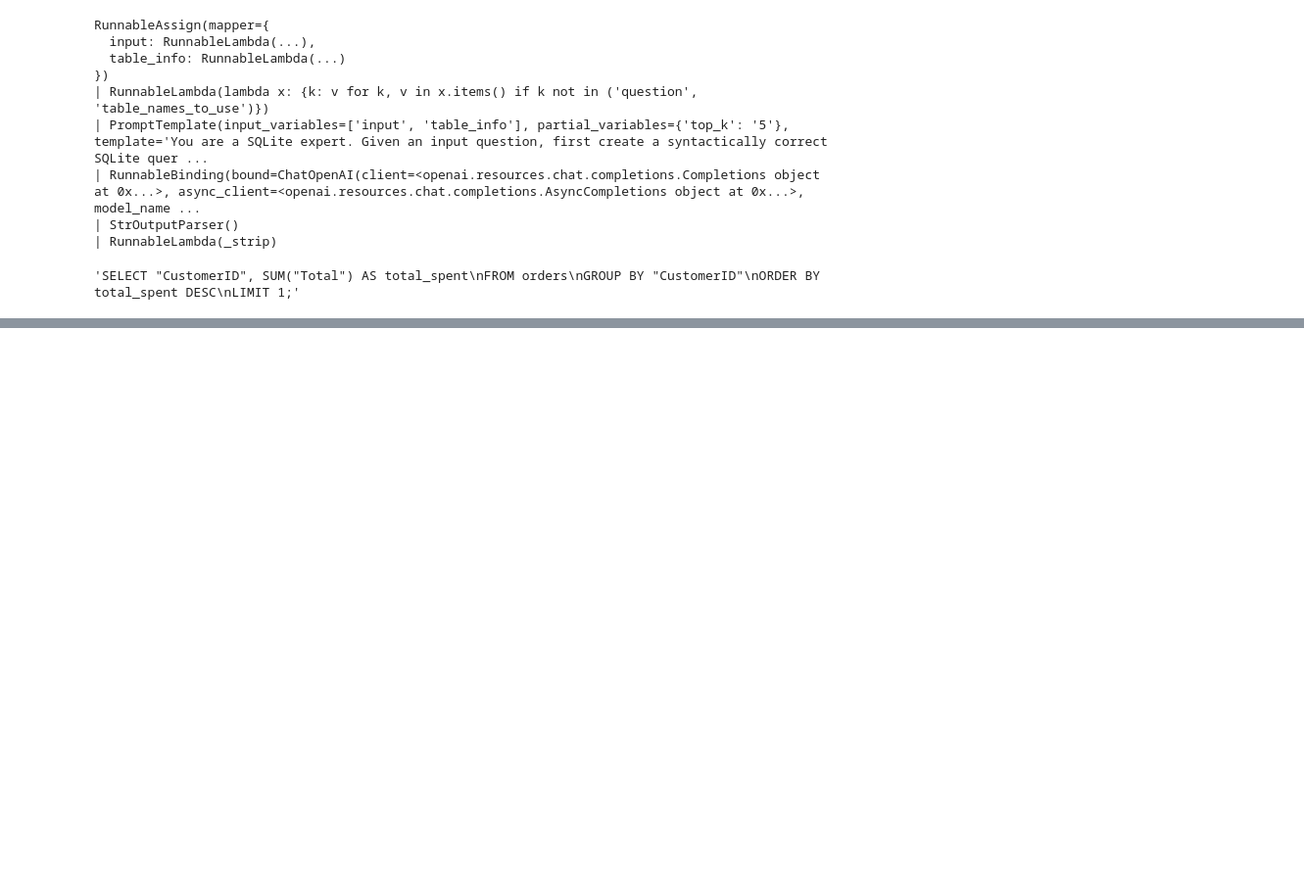
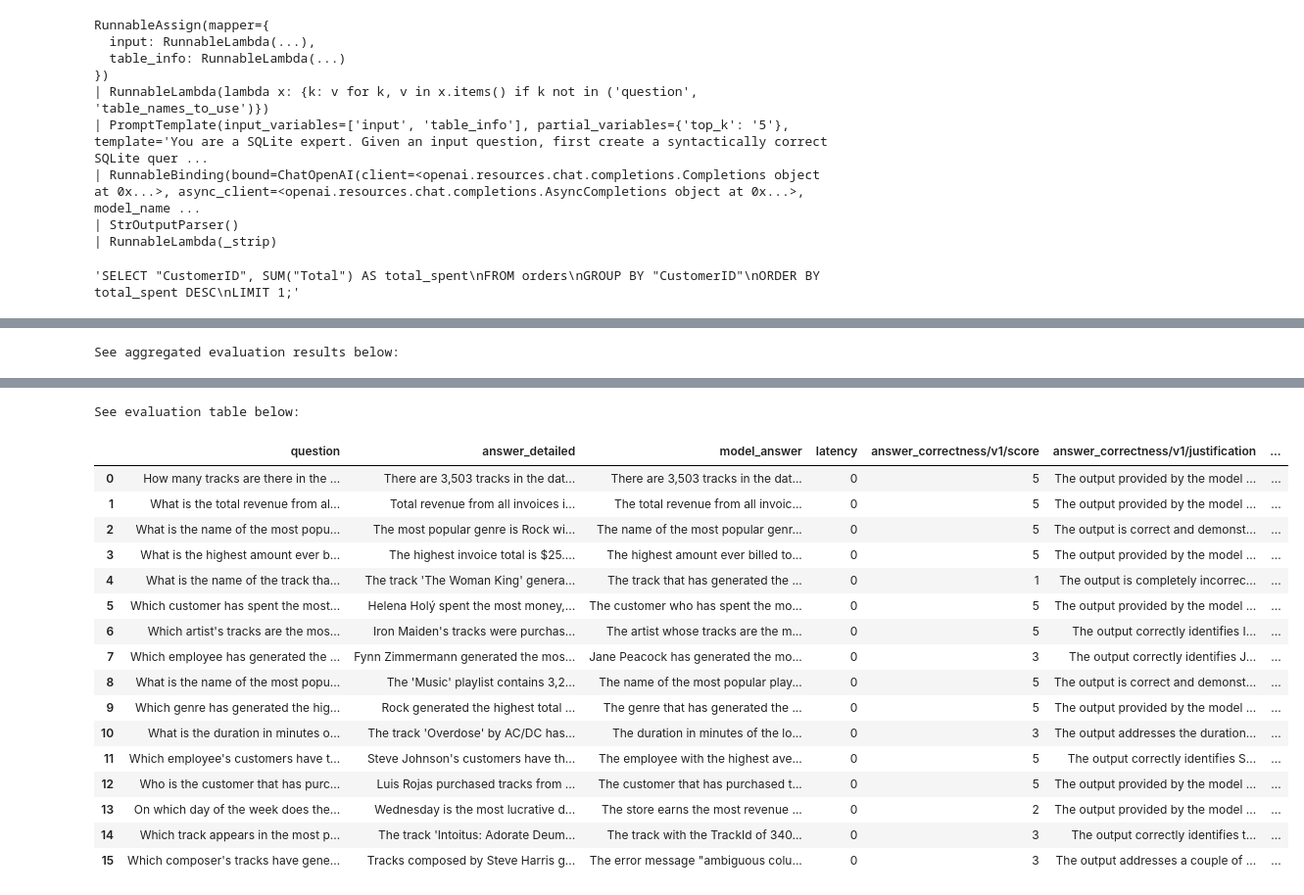
Before and after one commit to nh273/sql-table-qa, a Jupyter notebook: notebooks/experiment-naive-langchain-qa.ipynb, the cells around one changed output, grey strips where cells are left out. Shown at 98% size. Drawn from its saved outputs; the diff is of its cells as text; code cells hidden in the pictures; blank space fills up the shorter version.

Commit message:
adding some evaluators and evaluate our training set

```diff
--- a/notebooks/experiment-naive-langchain-qa.ipynb
+++ b/notebooks/experiment-naive-langchain-qa.ipynb
@@ -18,10 +18,10 @@ from langchain_core.runnables import RunnablePassthrough
 from langchain_community.utilities import SQLDatabase
 
 from sql_table_qa.answerers.langchain_answerer.langchain_sql_connector import execute_sql
-from CONSTANTS import ROOT_DIR
+from CONSTANTS impor
 
 execute_query = execute_sql
-db = SQLDatabase.from_uri(f"sqlite:///{ROOT_DIR}/data/Chinook.db")
+db = SQLDatabase.from_uri("sqlite:///Chinook.db")
 write_query = create_sql_query_chain(llm, db)
 
 answer_prompt = PromptTemplate.from_template(
@@ -73,0 +98,50 @@ write_query.invoke({"question": "Which customer has spent the most money in tota
+# %%
+import mlflow
+from mlflow.metrics.genai import answer_correctness, answer_relevance
+from datetime import datetime
+
+from sql_table_qa.evaluators.llm_evaluators import openai_correctness_evaluator, openai_relevance_evaluator
+
+# Initialize MLflow client and set the experiment
+mlflow.set_tracking_uri(config["MLFLOW_TRACKING_URI"])  # Set this to your MLflow tracking server URI
+experiment_name = "Naive Langchain Prototype"
+mlflow.set_experiment(experiment_name)
+run_prefix = "notebook-initial-test"
+
+with mlflow.start_run(run_name=f"{run_prefix}-{datetime.now().strftime('%Y%m%d_%H%M%S')}"):
+    # Log parameters and results to MLflow
+    model_load_success = False
+    try:
+        model_info = mlflow.langchain.log_model(chain, "naive_langchain_model")
+        model = mlflow.pyfunc.load_model(model_info.model_uri)
+        model_load_success = True
+    except TypeError:
+        # Some error with SQLAlchemy object being unpickle-able
+        model = chain
+
+    answers = []
+    for _, example in eval.iterrows():
+        if model_load_success:
+            ans = model.predict({"question": example["question"]})
+        else:
+            ans = model.invoke({"question": example["question"]})
+        answers.append(ans)
+    eval_w_ans = eval.drop(columns=[c for c in eval.columns if c not in ("question", "answer_detailed")]).assign(model_answer=answers)
+
+    mlflow.log_table(data=eval_w_ans, artifact_file="answers.json")
+    results = mlflow.evaluate(
+        data = eval_w_ans,
+        targets = "answer_detailed",
+        predictions = "model_answer",
+        evaluators=None,
+        extra_metrics=[openai_correctness_evaluator, openai_relevance_evaluator, mlflow.metrics.latency()],
+        evaluator_config={'col_mapping': {"inputs": "question"}}
+    )
+    print(f"See aggregated evaluation results below:")
+    display(results.metrics)
+
+    # Evaluation result for each data record is available in `results.tables`.
+    eval_table = results.tables["eval_results_table"]
+    print(f"See evaluation table below:")
+    display(eval_table)
+# %% [output]
@@ -73,0 +153 @@ write_query.invoke({"question": "Which customer has spent the most money in tota
+See aggregated evaluation results below:
@@ -73,0 +163,18 @@ write_query.invoke({"question": "Which customer has spent the most money in tota
+See evaluation table below:
+|  | question | answer_detailed | model_answer | latency | answer_correctness/v1/score | answer_correctness/v1/justification | ... |
+| 0 | How many tracks are there in the ... | There are 3,503 tracks in the dat... | There are 3,503 tracks in the dat... | 0 | 5 | The output provided by the model ... | ... |
+| 1 | What is the total revenue from al... | Total revenue from all invoices i... | The total revenue from all invoic... | 0 | 5 | The output provided by the model ... | ... |
+| 2 | What is the name of the most popu... | The most popular genre is Rock wi... | The name of the most popular genr... | 0 | 5 | The output is correct and demonst... | ... |
+| 3 | What is the highest amount ever b... | The highest invoice total is $25.... | The highest amount ever billed to... | 0 | 5 | The output provided by the model ... | ... |
+| 4 | What is the name of the track tha... | The track 'The Woman King' genera... | The track that has generated the ... | 0 | 1 | The output is completely incorrec... | ... |
+| 5 | Which customer has spent the most... | Helena Holý spent the most money,... | The customer who has spent the mo... | 0 | 5 | The output provided by the model ... | ... |
+| 6 | Which artist's tracks are the mos... | Iron Maiden's tracks were purchas... | The artist whose tracks are the m... | 0 | 5 | The output correctly identifies I... | ... |
+| 7 | Which employee has generated the ... | Fynn Zimmermann generated the mos... | Jane Peacock has generated the mo... | 0 | 3 | The output correctly identifies J... | ... |
+| 8 | What is the name of the most popu... | The 'Music' playlist contains 3,2... | The name of the most popular play... | 0 | 5 | The output is correct and demonst... | ... |
+| 9 | Which genre has generated the hig... | Rock generated the highest total ... | The genre that has generated the ... | 0 | 5 | The output provided by the model ... | ... |
+| 10 | What is the duration in minutes o... | The track 'Overdose' by AC/DC has... | The duration in minutes of the lo... | 0 | 3 | The output addresses the duration... | ... |
+| 11 | Which employee's customers have t... | Steve Johnson's customers have th... | The employee with the highest ave... | 0 | 5 | The output correctly identifies S... | ... |
+| 12 | Who is the customer that has purc... | Luis Rojas purchased tracks from ... | The customer that has purchased t... | 0 | 5 | The output provided by the model ... | ... |
+| 13 | On which day of the week does the... | Wednesday is the most lucrative d... | The store earns the most revenue ... | 0 | 2 | The output provided by the model ... | ... |
+| 14 | Which track appears in the most p... | The track 'Intoitus: Adorate Deum... | The track with the TrackId of 340... | 0 | 3 | The output correctly identifies t... | ... |
+| 15 | Which composer's tracks have gene... | Tracks composed by Steve Harris g... | The error message "ambiguous colu... | 0 | 3 | The output addresses a couple of ... | ... |
```
Also changed, not shown: parts of 3 cells of this notebook, 1 other file.
